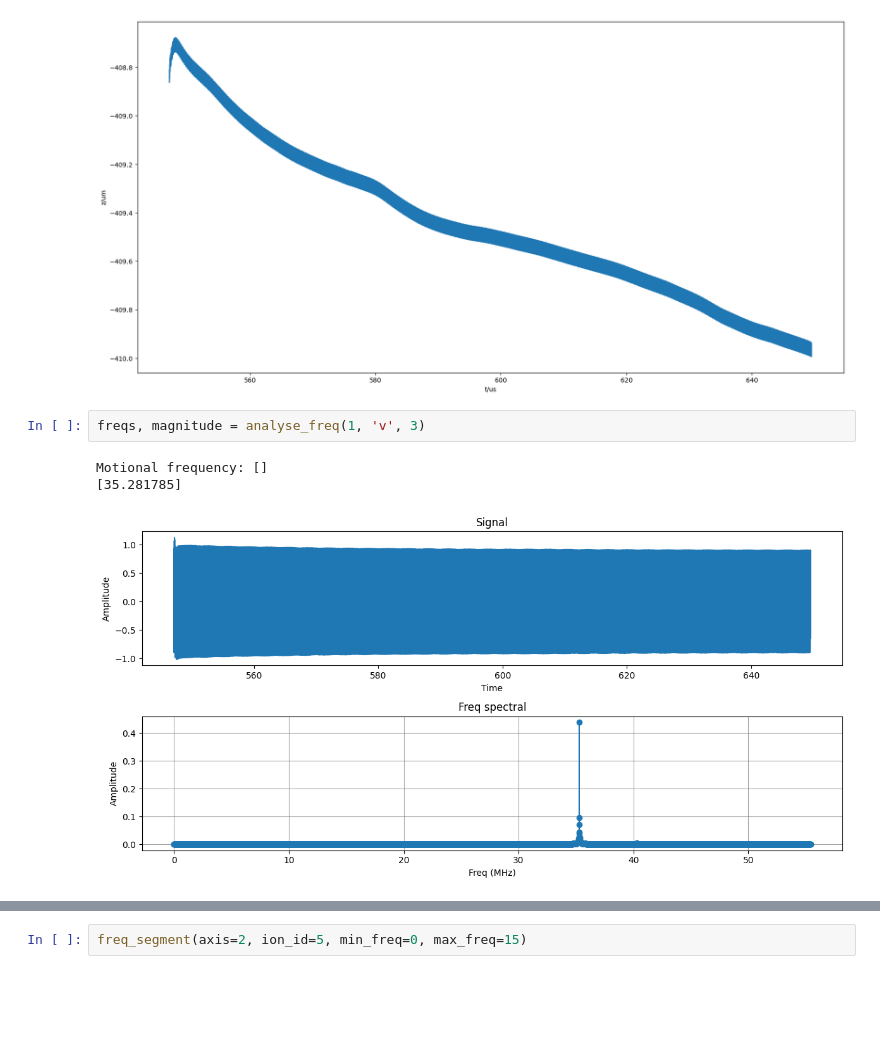
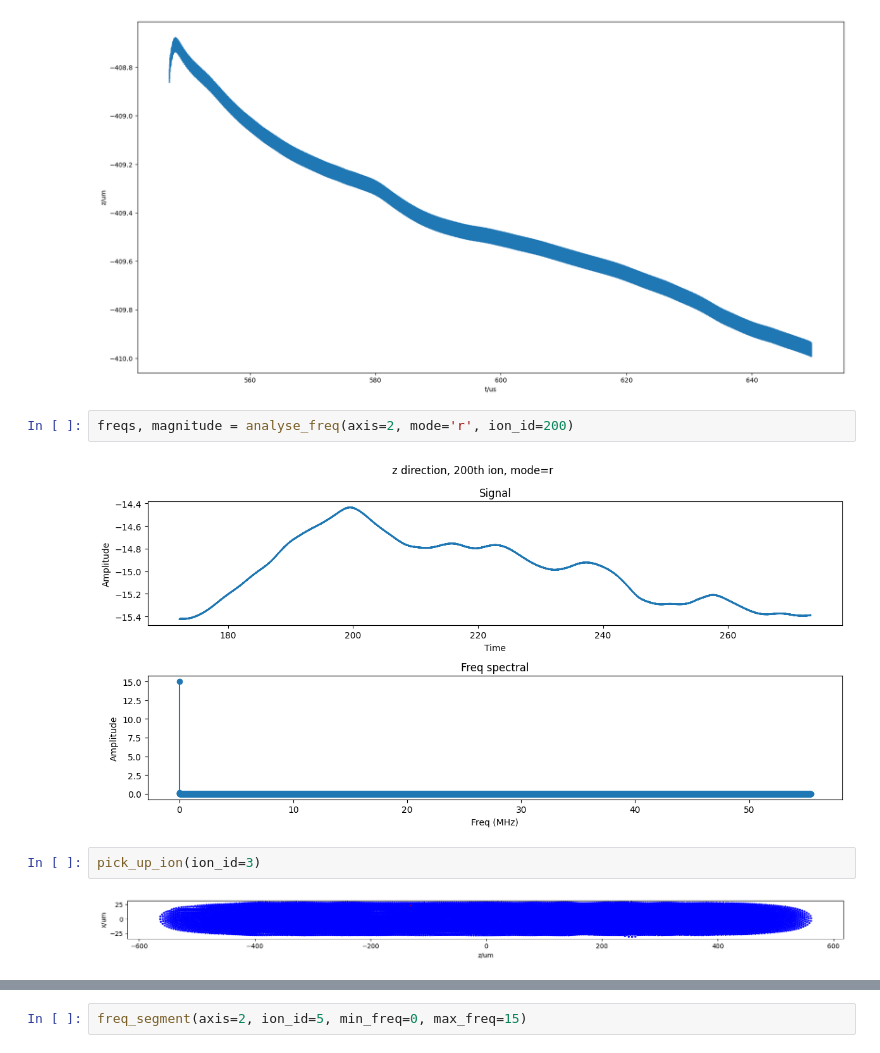
Before and after one commit to ylctql/ion-dynamic-simulation, a Jupyter notebook: src/sequence.ipynb, the cells around one changed output, grey strips where cells are left out. Drawn from its saved outputs; the diff is of its cells as text; blank space fills up the shorter version.

```diff
--- a/src/sequence.ipynb
+++ b/src/sequence.ipynb
@@ -102,9 +195,11 @@ analyse(axis=2, mode='r', ion_id=4)
 # %% [output]
 [figure]
 # %%
-freqs, magnitude = analyse_freq(1, 'v', 3)
+freqs, magnitude = analyse_freq(axis=2, mode='r', ion_id=200)
 # %% [output]
-Motional frequency: []
-[35.281785]
-[figure, old version]
+[figure, new version]
+# %%
+pick_up_ion(ion_id=3)
+# %% [output]
+[figure, added]
 # %%
```
Also changed, not shown: parts of 21 cells of this notebook, 8 other files.
